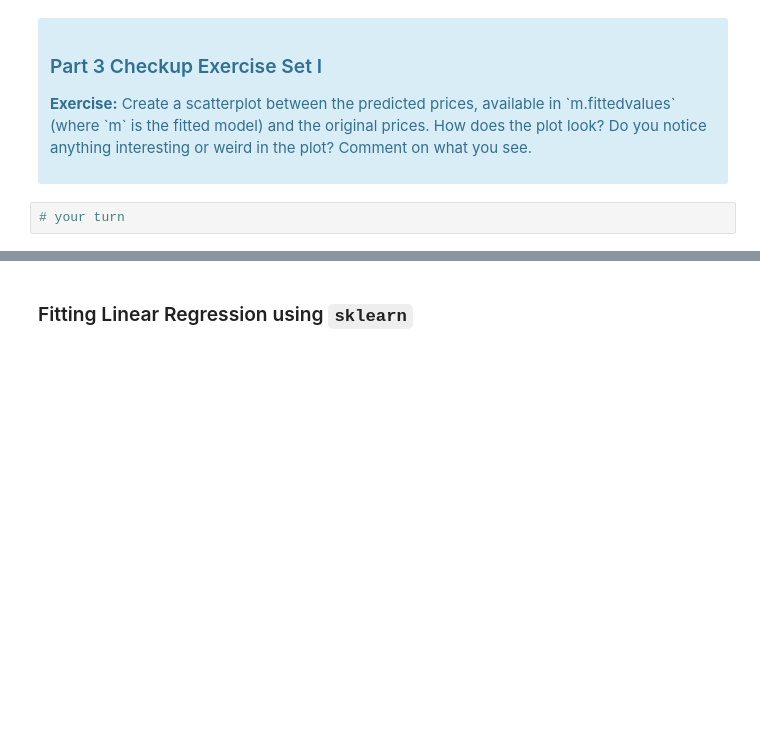
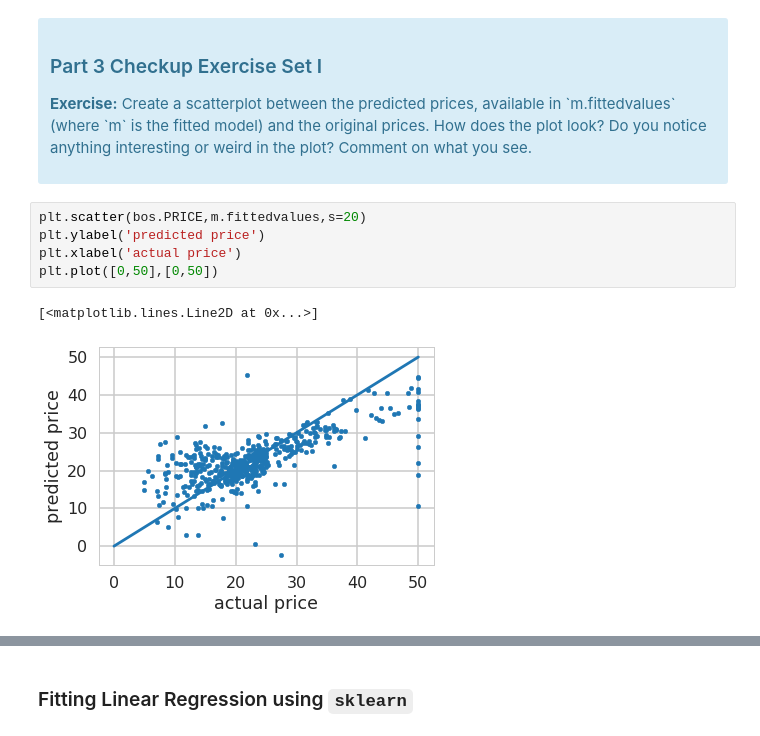
Before and after one commit to harajlim/Springboard-10.1.5, a Jupyter notebook: Mini_Project_Linear_Regression.ipynb, the cells around one changed output, grey strips where cells are left out. Drawn from its saved outputs; the diff is of its cells as text; blank space fills up the shorter version.

```diff
--- a/Mini_Project_Linear_Regression.ipynb
+++ b/Mini_Project_Linear_Regression.ipynb
@@ -476,5 +486,11 @@ Let's see how our model actually fit our data. We can see below that there is a
 
 <p><b>Exercise:</b> Create a scatterplot between the predicted prices, available in `m.fittedvalues` (where `m` is the fitted model) and the original prices. How does the plot look? Do you notice anything interesting or weird in the plot? Comment on what you see.</p>
 </div>
-# %%
-# your turn
+# %%
+plt.scatter(bos.PRICE,m.fittedvalues,s=20)
+plt.ylabel('predicted price')
+plt.xlabel('actual price')
+plt.plot([0,50],[0,50])
+# %% [output]
+[<matplotlib.lines.Line2D at 0x...>]
+[figure, added]
```
Also changed, not shown: parts of 53 cells of this notebook.
